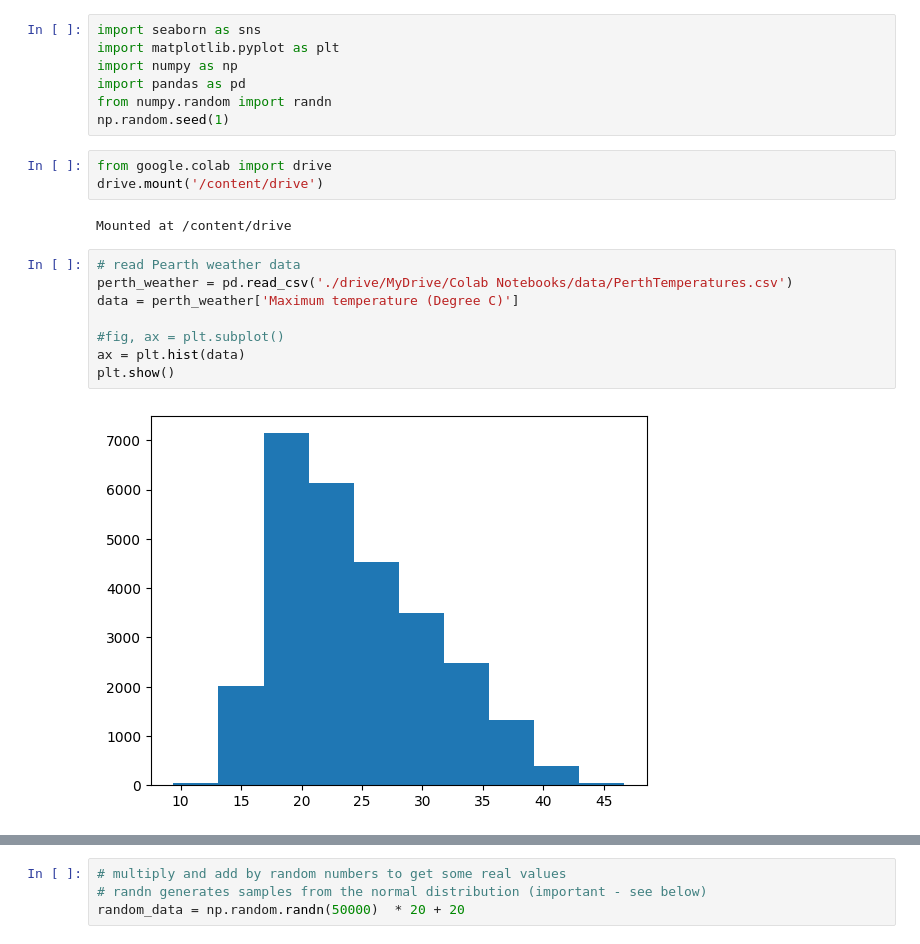
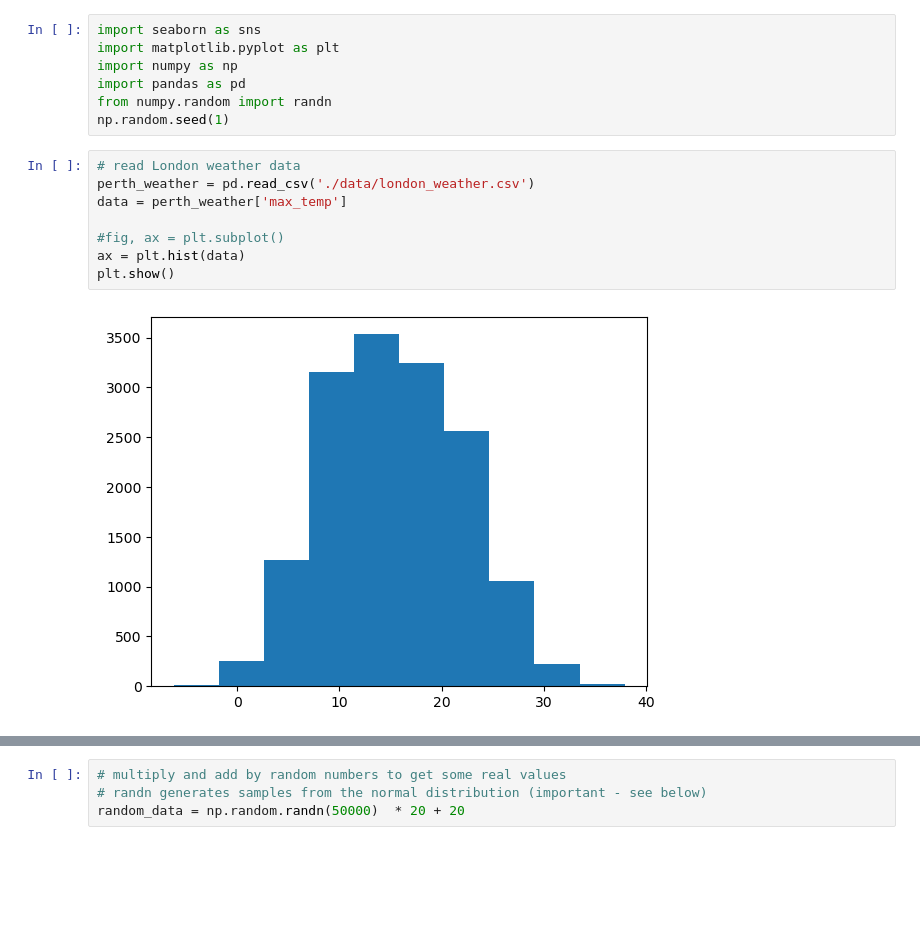
Before and after one commit to Dansk04/AML, a Jupyter notebook: Ex2.boxplot_work.ipynb, the cells around one changed output, grey strips where cells are left out. Cells and saved outputs as stored; diff of their text form; blank space fills up the shorter version.

```diff
--- a/Ex2.boxplot_work.ipynb
+++ b/Ex2.boxplot_work.ipynb
@@ -52,18 +52,13 @@ import numpy as np
 import pandas as pd
 from numpy.random import randn
 np.random.seed(1)
-# %%
-from google.colab import drive
-drive.mount('/content/drive')
-# %% [output]
-Mounted at /content/drive
 # %%
-# read Pearth weather data
-perth_weather = pd.read_csv('./drive/MyDrive/Colab Notebooks/data/PerthTemperatures.csv')
-data = perth_weather['Maximum temperature (Degree C)']
+# read London weather data
+perth_weather = pd.read_csv('./data/london_weather.csv')
+data = perth_weather['max_temp']
 
 #fig, ax = plt.subplot()
 ax = plt.hist(data)
 plt.show()
 # %% [output]
-[figure, old version]
+[figure, new version]
```
Also changed, not shown: parts of 6 cells of this notebook, 12 other files.
